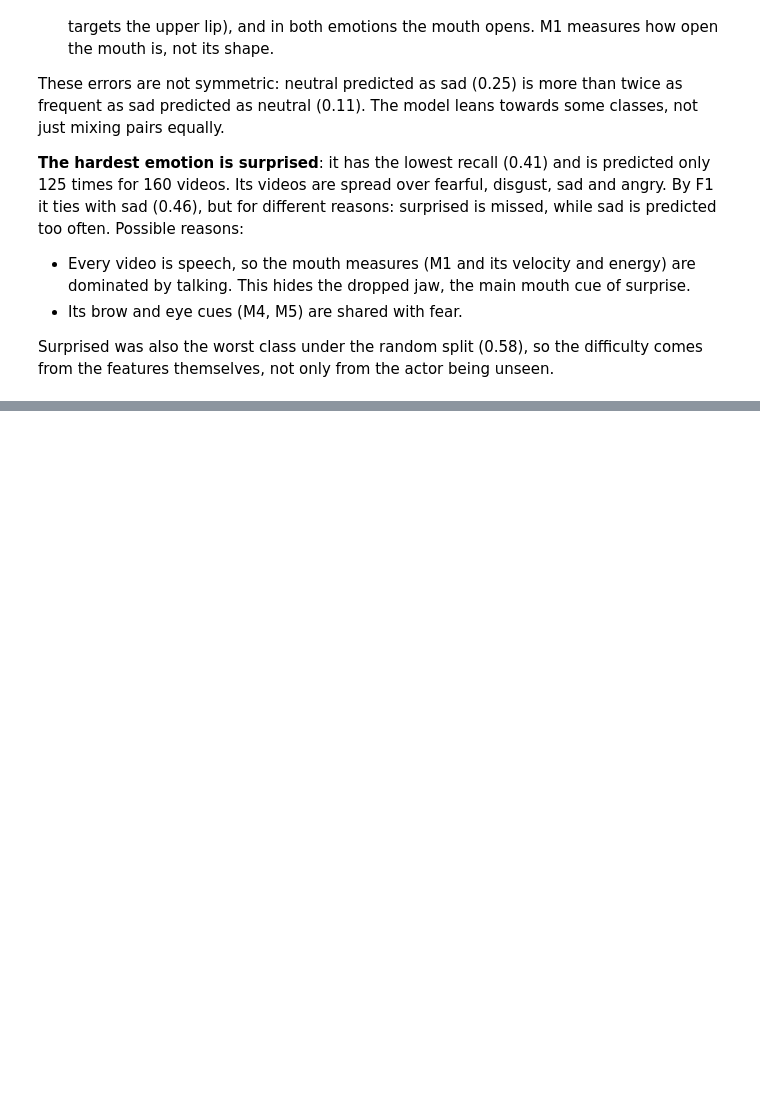
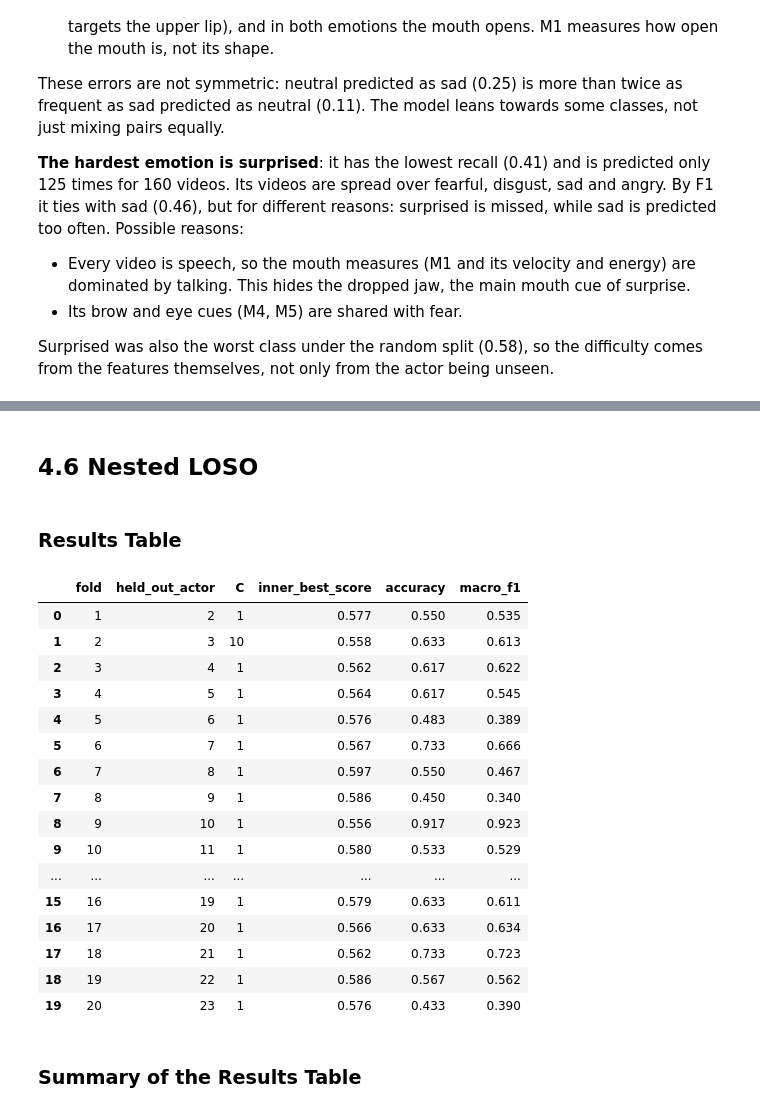
Before and after one commit to migasantunes/Emotion_Recognition, a Jupyter notebook: notebooks/04_evaluation.ipynb, the cells around one changed output, grey strips where cells are left out. Drawn from its saved outputs; the diff is of its cells as text; code cells hidden in the pictures; blank space fills up the shorter version.

```diff
--- a/notebooks/04_evaluation.ipynb
+++ b/notebooks/04_evaluation.ipynb
@@ -324,0 +380,32 @@ Surprised was also the worst class under the random split (0.58), so the difficu
+# %% [markdown]
+## 4.6 Nested LOSO
+# %% [markdown]
+### Results Table
+# %%
+param_grid = {"svc__C": cfg.C_GRID}
+pipe_nested = Pipeline([('scaler', StandardScaler()), ('svc', SVC(kernel='rbf'))])
+
+per_fold_nested_group, predictions_nested_group, conf_matrix_nested_group = evl.nested_evaluation(
+    X, y, groups, pipe_nested, param_grid, GroupKFold(n_splits=5))
+
+per_fold_nested_group.round(3)
+# %% [output]
+|  | fold | held_out_actor | C | inner_best_score | accuracy | macro_f1 |
+| 0 | 1 | 2 | 1 | 0.577 | 0.550 | 0.535 |
+| 1 | 2 | 3 | 10 | 0.558 | 0.633 | 0.613 |
+| 2 | 3 | 4 | 1 | 0.562 | 0.617 | 0.622 |
+| 3 | 4 | 5 | 1 | 0.564 | 0.617 | 0.545 |
+| 4 | 5 | 6 | 1 | 0.576 | 0.483 | 0.389 |
+| 5 | 6 | 7 | 1 | 0.567 | 0.733 | 0.666 |
+| 6 | 7 | 8 | 1 | 0.597 | 0.550 | 0.467 |
+| 7 | 8 | 9 | 1 | 0.586 | 0.450 | 0.340 |
+| 8 | 9 | 10 | 1 | 0.556 | 0.917 | 0.923 |
+| 9 | 10 | 11 | 1 | 0.580 | 0.533 | 0.529 |
+| ... | ... | ... | ... | ... | ... | ... |
+| 15 | 16 | 19 | 1 | 0.579 | 0.633 | 0.611 |
+| 16 | 17 | 20 | 1 | 0.566 | 0.633 | 0.634 |
+| 17 | 18 | 21 | 1 | 0.562 | 0.733 | 0.723 |
+| 18 | 19 | 22 | 1 | 0.586 | 0.567 | 0.562 |
+| 19 | 20 | 23 | 1 | 0.576 | 0.433 | 0.390 |
+# %% [markdown]
+### Summary of the Results Table
```
Also changed, not shown: parts of 14 cells of this notebook.
